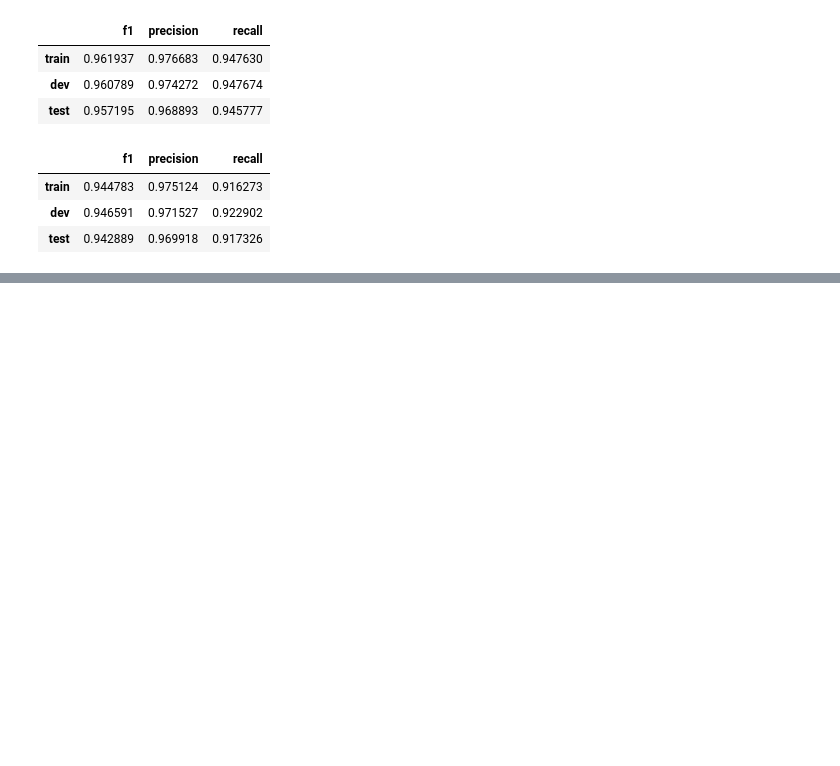
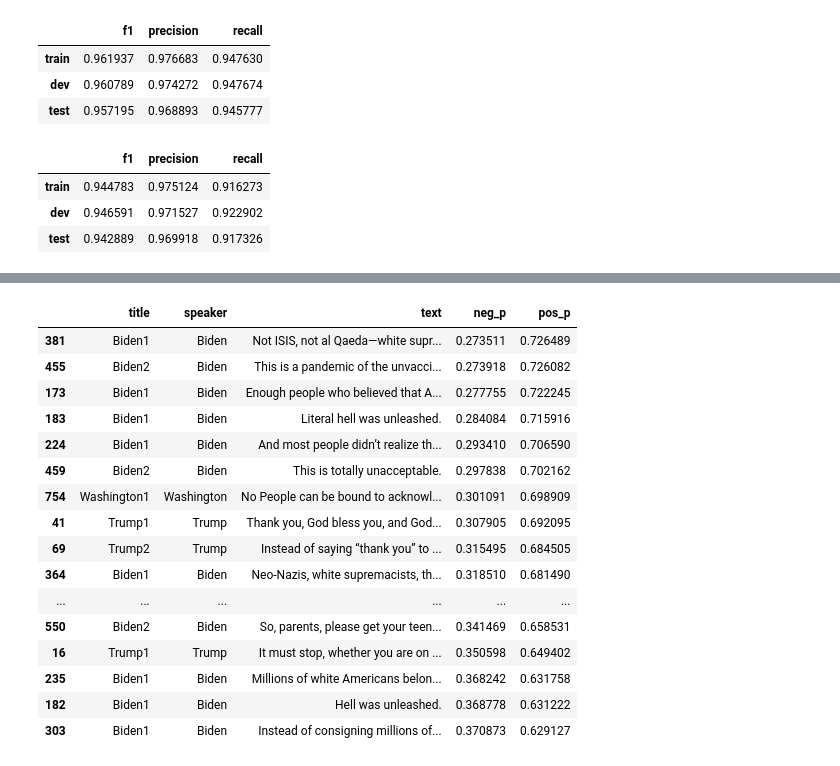
Before and after one commit to ZachEichen/propaganda_detection, a Jupyter notebook: precomputed_bert_models.ipynb, the cells around one changed output, grey strips where cells are left out. Saved outputs shown, nothing was run; the diff lists cells and outputs as text; code cells hidden in the pictures; blank space fills up the shorter version.

Commit message:
calculated outputs from speeches

```diff
--- a/precomputed_bert_models.ipynb
+++ b/precomputed_bert_models.ipynb
@@ -433,0 +441,20 @@ reg_mod_stats
+# %%
+import csv
+import nltk
+
+speech_feats = []
+with open('data_speeches.csv', 'r') as file:
+    reader = csv.reader(file)
+    for row in reader:
+        speech_title = row[0]
+        speech_author = row[1]
+        speech_text = row[2]
+        speech_feats.extend([{
+            "title": speech_title,
+            "speaker": speech_author,
+            "text": sent,
+            }
+            for sent in nltk.sent_tokenize(speech_text)
+            ])
+speech_df = pd.DataFrame(speech_feats)
+speech_df
@@ -433,0 +475,6 @@ reg_mod_stats
+# %%
+bert_model_name = "bert-base-uncased"
+
+tokenizer = transformers.BertTokenizerFast.from_pretrained(bert_model_name,
+                                                           add_special_tokens=True)
+bert = transformers.BertModel.from_pretrained(bert_model_name)
@@ -433,0 +485,12 @@ reg_mod_stats
+# %%
+speech_feats = np.zeros([len(speech_df),768])
+
+for i,row in tqdm(speech_df.iterrows()):
+    toks = tp.io.bert.make_bert_tokens(row['text'],tokenizer)
+    emb_df = tp.io.bert.add_embeddings(toks, bert)
+    speech_feats[i,:] = emb_df.embedding.to_numpy().mean(axis=0)
+# %%
+from torch.nn.functional import softmax
+preds = torch.sigmoid(trans_model(torch.from_numpy(speech_feats).float()))
+speech_df[['neg_p','pos_p']] = softmax(preds,dim=1).detach().numpy()
+speech_df
@@ -433,0 +511,23 @@ reg_mod_stats
+# %%
+# output top 5 most propagandic statements
+top_20 = speech_df.sort_values("pos_p",ascending=False).head(20)
+top_20.to_csv('results/top_20_.csv')
+top_20
+# %% [output]
+|  | title | speaker | text | neg_p | pos_p |
+| 381 | Biden1 | Biden | Not ISIS, not al Qaeda—white supr... | 0.273511 | 0.726489 |
+| 455 | Biden2 | Biden | This is a pandemic of the unvacci... | 0.273918 | 0.726082 |
+| 173 | Biden1 | Biden | Enough people who believed that A... | 0.277755 | 0.722245 |
+| 183 | Biden1 | Biden | Literal hell was unleashed. | 0.284084 | 0.715916 |
+| 224 | Biden1 | Biden | And most people didn’t realize th... | 0.293410 | 0.706590 |
+| 459 | Biden2 | Biden | This is totally unacceptable. | 0.297838 | 0.702162 |
+| 754 | Washington1 | Washington | No People can be bound to acknowl... | 0.301091 | 0.698909 |
+| 41 | Trump1 | Trump | Thank you, God bless you, and God... | 0.307905 | 0.692095 |
+| 69 | Trump2 | Trump | Instead of saying “thank you” to ... | 0.315495 | 0.684505 |
+| 364 | Biden1 | Biden | Neo-Nazis, white supremacists, th... | 0.318510 | 0.681490 |
+| ... | ... | ... | ... | ... | ... |
+| 550 | Biden2 | Biden | So, parents, please get your teen... | 0.341469 | 0.658531 |
+| 16 | Trump1 | Trump | It must stop, whether you are on ... | 0.350598 | 0.649402 |
+| 235 | Biden1 | Biden | Millions of white Americans belon... | 0.368242 | 0.631758 |
+| 182 | Biden1 | Biden | Hell was unleashed. | 0.368778 | 0.631222 |
+| 303 | Biden1 | Biden | Instead of consigning millions of... | 0.370873 | 0.629127 |
```
Also changed, not shown: parts of 6 cells of this notebook, 3 other files.
